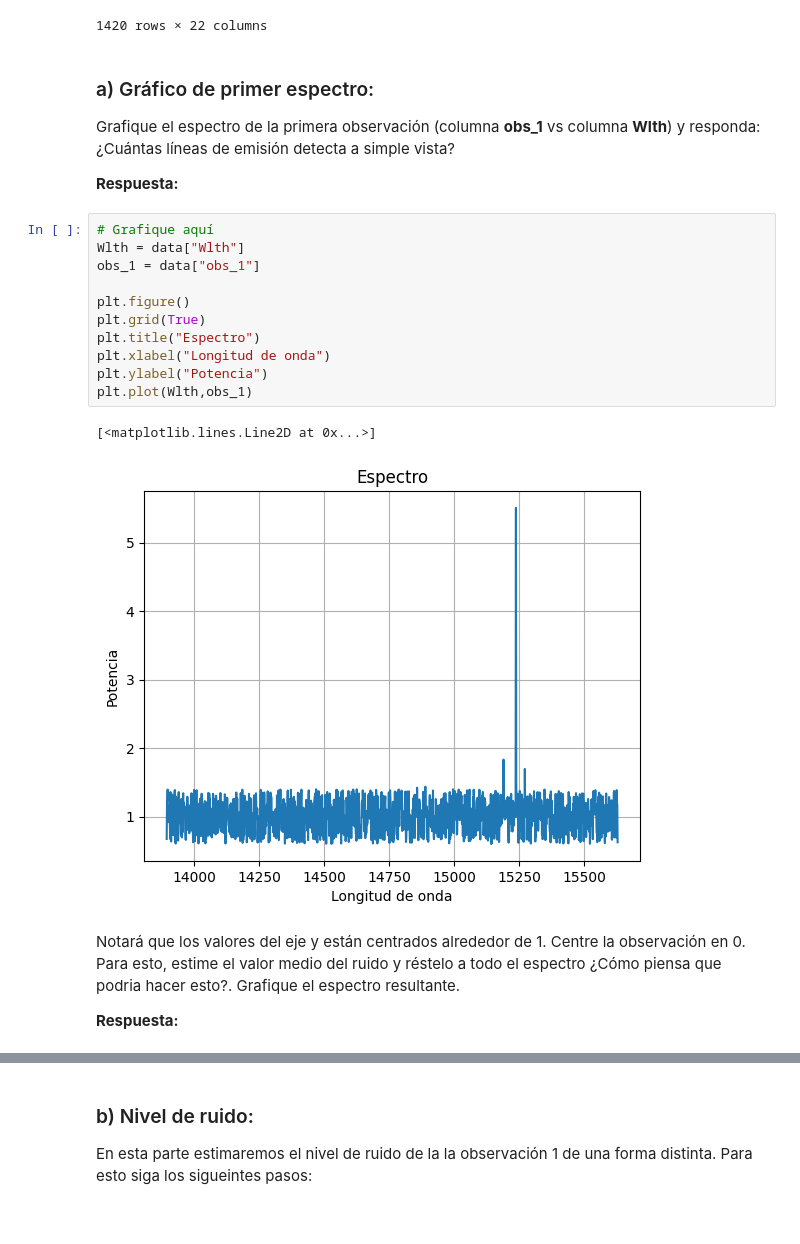
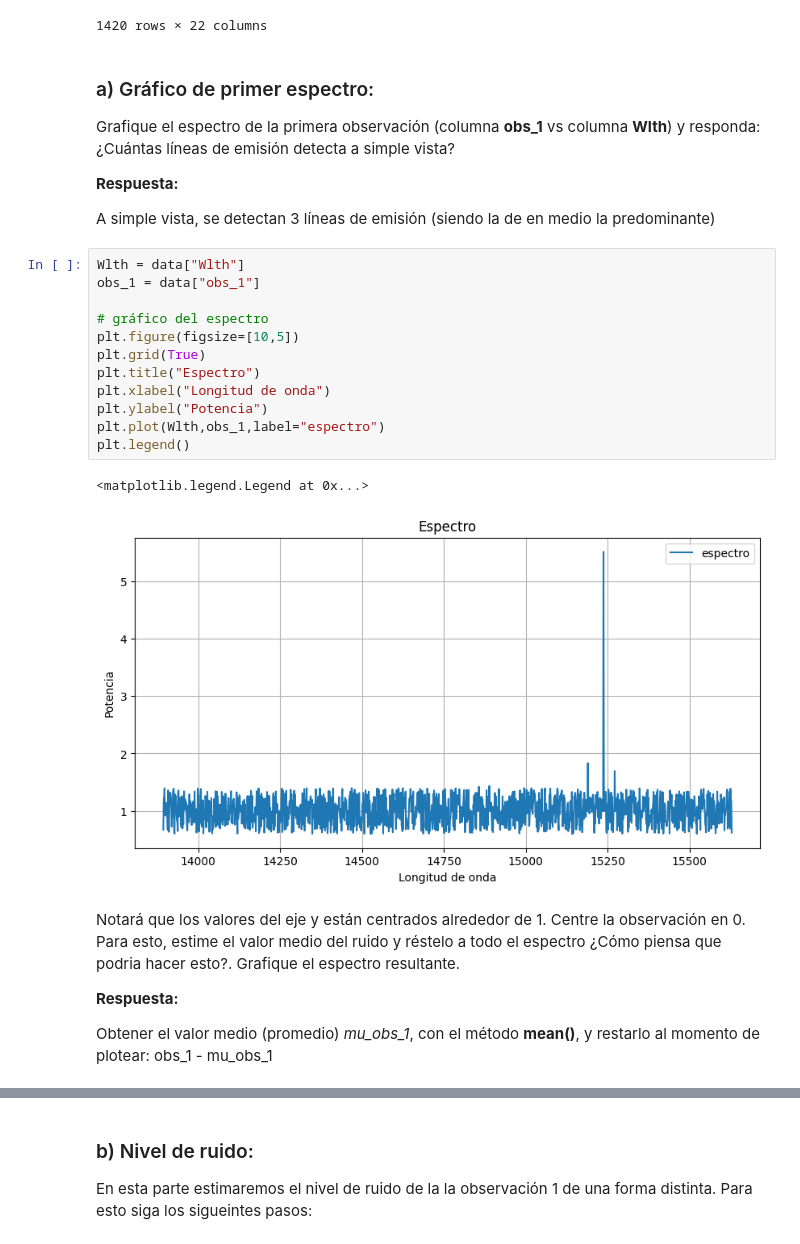
Before and after one commit to aliwen-figueroa/Tarea-2-aliwen-figueroa-, a Jupyter notebook: Tarea2.ipynb, the cells around one changed output, grey strips where cells are left out. Cells and saved outputs as stored; diff of their text form.

```diff
--- a/Tarea2.ipynb
+++ b/Tarea2.ipynb
@@ -218,22 +234,27 @@ data
 Grafique el espectro de la primera observación (columna **obs_1** vs columna **Wlth**) y responda: ¿Cuántas líneas de emisión detecta a simple vista?
 
 **Respuesta:**
+
+A simple vista, se detectan 3 líneas de emisión (siendo la de en medio la predominante)
 # %%
-# Grafique aquí
 Wlth = data["Wlth"]
 obs_1 = data["obs_1"]
 
-plt.figure()
+# gráfico del espectro
+plt.figure(figsize=[10,5])
 plt.grid(True)
 plt.title("Espectro")
 plt.xlabel("Longitud de onda")
 plt.ylabel("Potencia")
-plt.plot(Wlth,obs_1)
+plt.plot(Wlth,obs_1,label="espectro")
+plt.legend()
 # %% [output]
-[<matplotlib.lines.Line2D at 0x...>]
+<matplotlib.legend.Legend at 0x...>
-[figure, old version]
+[figure, new version]
 # %% [markdown]
 Notará que los valores del eje y están centrados alrededor de 1. Centre la observación en 0. Para esto, estime el valor medio del ruido y réstelo a todo el espectro ¿Cómo piensa que podria hacer esto?. Grafique el espectro resultante.
 
 **Respuesta:**
+
+Obtener el valor medio (promedio) *mu_obs_1*, con el método **mean()**, y restarlo al momento de plotear: obs_1 - mu_obs_1
 # %%
```
Also changed, not shown: parts of 14 cells of this notebook.
